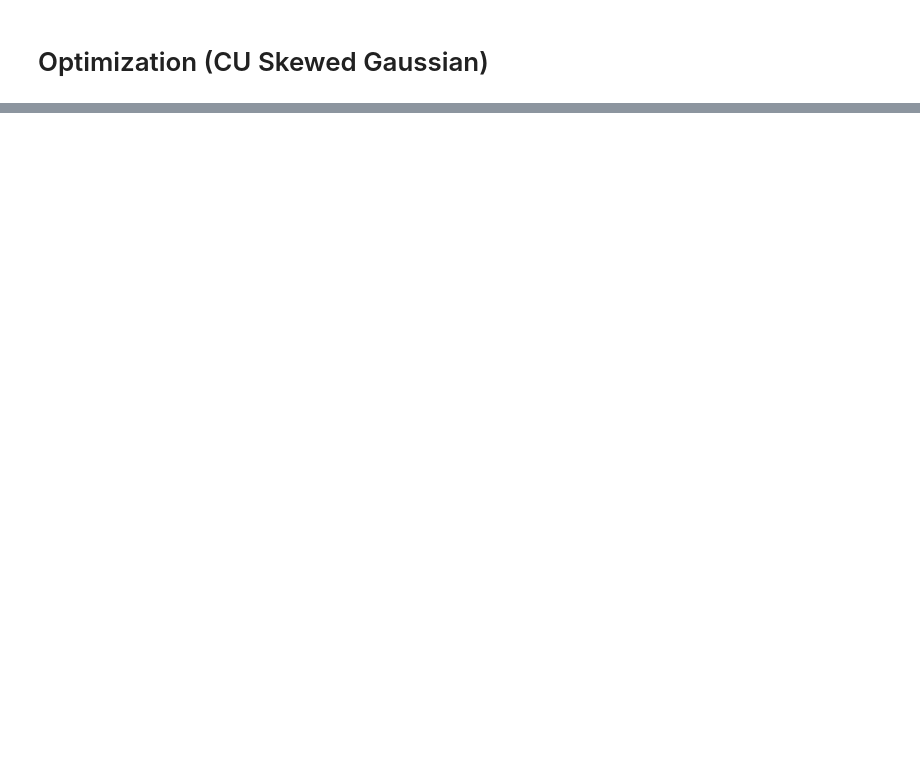
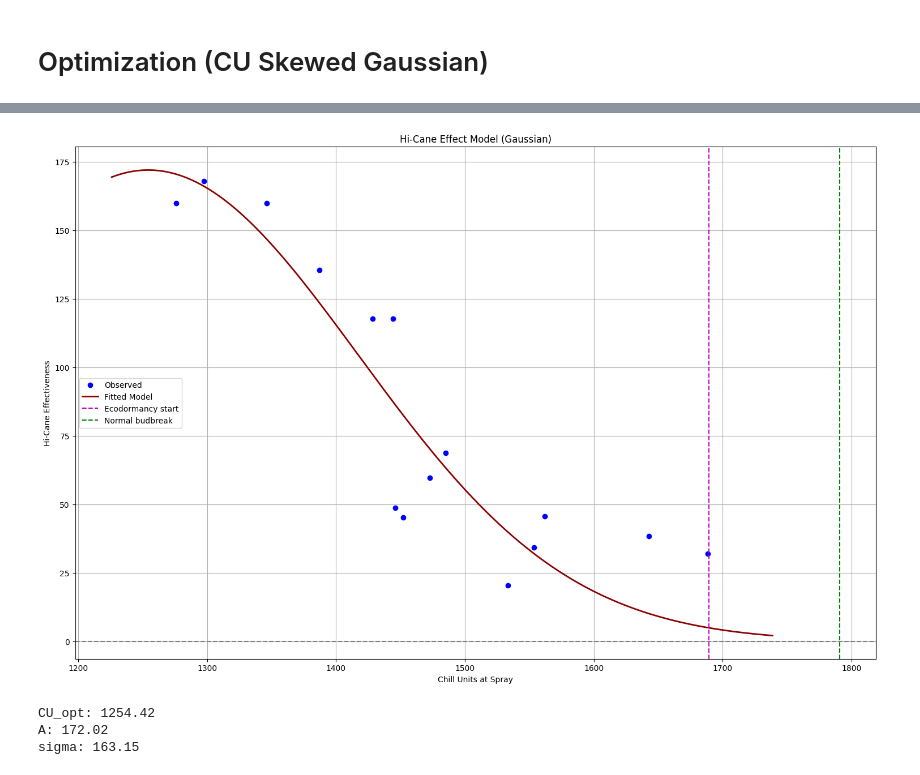
Before and after one commit to Niloofar-Sh/PlayGround, a Jupyter notebook: HC_BB.ipynb, the cells around one changed output, grey strips where cells are left out. Cells and saved outputs as stored; diff of their text form; code cells hidden in the pictures; blank space fills up the shorter version.

```diff
--- a/HC_BB.ipynb
+++ b/HC_BB.ipynb
@@ -650,2 +655,77 @@ plt.grid()
 # %%
-observations
+CU_eco_start = 1689.30
+normal_budbreak = 1689.30 + 101.29
+def hi_cane_combined_model(CU, CU_opt, A, sigma):
+    """
+    Combined Hi-Cane response:
+    - Gaussian (positive) during endodormancy
+    - Logistic (negative) during ecodormancy
+    """
+    CU = np.array(CU)
+
+    gaussian = A * np.exp(-((CU - CU_opt) ** 2) / (2 * sigma ** 2))
+    # logistic = -B / (1 + np.exp(-k * (CU - CU_eco_start)))
+
+
+    # Only apply logistic penalty after eco-dormancy begins
+    effect = gaussian # np.where(CU <= CU_eco_start, gaussian, gaussian+logistic)
+
+    return effect
+
+def skewed_gaussian(x, A, mu, sigma, alpha):
+    """
+    Skewed Gaussian: combines a normal PDF and CDF
+    """
+    norm_pdf = norm.pdf((x - mu) / sigma)
+    norm_cdf = norm.cdf(alpha * (x - mu) / sigma)
+    return A * 2 * norm_pdf * norm_cdf
+
+
+# Filter data to remove post endo-dormancy HC applications
+chu_spray = np.array(chu_spray)
+chu_obs = np.array(chu_obs)
+filter_post_endo = (chu_spray <= CU_eco_start) & (chu_obs < normal_budbreak)
+
+x = chu_spray[filter_post_endo]
+y = np.array(normal_budbreak)-chu_obs[filter_post_endo]
+
+# Initial guess: [CU_opt, A, sigma]
+p0 = [1300, 170, 100]
+
+# Parameter bounds to help constrain and ensure both phases get fit
+bounds = (
+    [1200, 50, 50],  # Lower bounds
+    [1400, 200, 200]  # Upper bounds
+)
+
+# Fit the model
+popt, _ = curve_fit(hi_cane_combined_model, x, y, p0=p0, bounds=bounds, maxfev=10000)
+
+# Generate fit curve
+x_fit = np.linspace(min(x)-50, max(x)+50, 300)
+y_fit = hi_cane_combined_model(x_fit, *popt)
+
+# Plot results
+plt.figure(figsize=(15, 10))
+plt.scatter(x, y, label="Observed", color="blue")
+plt.plot(x_fit, y_fit, label="Fitted Model", color="darkred", linewidth=2)
+plt.axvline(CU_eco_start, linestyle='--', color='m', label="Ecodormancy start")
+plt.axvline(normal_budbreak, linestyle='--', color='green', label="Normal budbreak")
+plt.axhline(0, linestyle='--', color='gray')
+plt.xlabel("Chill Units at Spray")
+plt.ylabel("Hi-Cane Effectiveness")
+plt.title("Hi-Cane Effect Model (Gaussian)")
+plt.legend()
+plt.grid(True)
+plt.tight_layout()
+plt.show()
+
+# Print fitted parameter values
+param_names = ["CU_opt", "A", "sigma"]
+for name, val in zip(param_names, popt):
+    print(f"{name}: {val:.2f}")
+# %% [output]
+[figure, added]
+CU_opt: 1254.42
+A: 172.02
+sigma: 163.15
```
Also changed, not shown: parts of 12 cells of this notebook.
